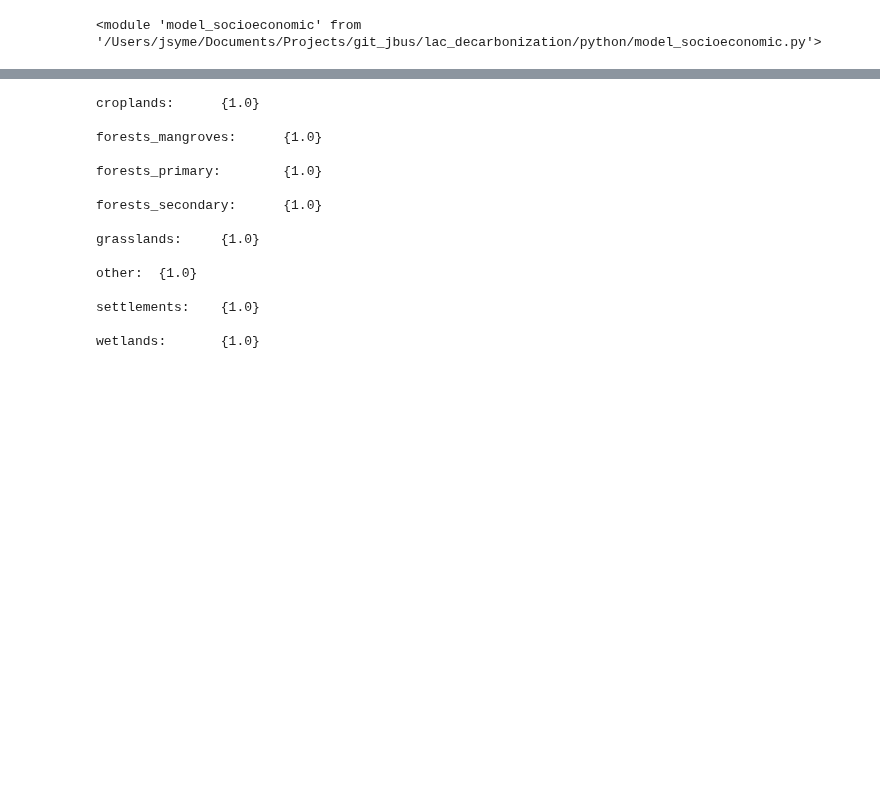
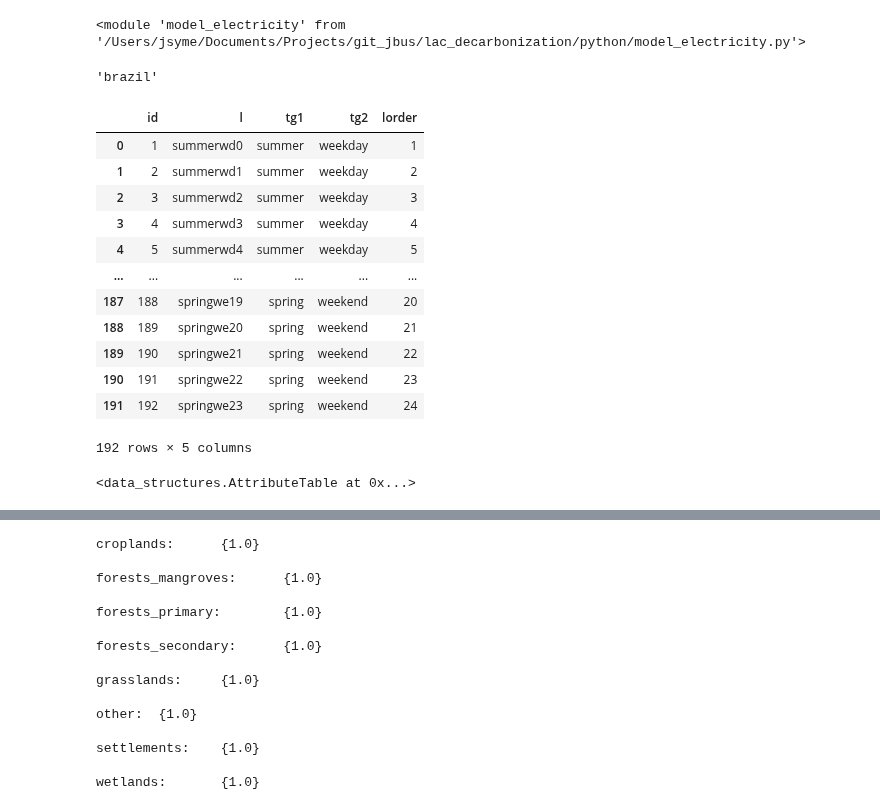
Before and after one commit to jarojasag/lac_decarbonization, a Jupyter notebook: python/build_energy.ipynb, the cells around one changed output, grey strips where cells are left out. Saved outputs shown, nothing was run; the diff lists cells and outputs as text; code cells hidden in the pictures; blank space fills up the shorter version.

```diff
--- a/python/build_energy.ipynb
+++ b/python/build_energy.ipynb
@@ -7,6 +7,7 @@ import model_afolu as ma
 import model_ippu as mi
 import model_circular_economy as mc
 import model_energy as me
+import model_electricity as ml
 import model_socioeconomic as se
 from model_socioeconomic import Socioeconomic
 import setup_analysis as sa
@@ -24,5 +25,31 @@ importlib.reload(mc)
 importlib.reload(mi)
 importlib.reload(me)
 importlib.reload(se)
+importlib.reload(ml)
 # %% [output]
-<module 'model_socioeconomic' from '/Users/jsyme/Documents/Projects/git_jbus/lac_decarbonization/python/model_socioeconomic.py'>
+<module 'model_electricity' from '/Users/jsyme/Documents/Projects/git_jbus/lac_decarbonization/python/model_electricity.py'>
+# %%
+sa.model_attributes.configuration.get("region")
+# %% [output]
+'brazil'
+# %%
+model_elec = ml.ElectricEnergy(sa.model_attributes)
+model_elec.format_nemomod_table_ltsgroup()
+# %% [output]
+|  | id | l | tg1 | tg2 | lorder |
+| 0 | 1 | summerwd0 | summer | weekday | 1 |
+| 1 | 2 | summerwd1 | summer | weekday | 2 |
+| 2 | 3 | summerwd2 | summer | weekday | 3 |
+| 3 | 4 | summerwd3 | summer | weekday | 4 |
+| 4 | 5 | summerwd4 | summer | weekday | 5 |
+| ... | ... | ... | ... | ... | ... |
+| 187 | 188 | springwe19 | spring | weekend | 20 |
+| 188 | 189 | springwe20 | spring | weekend | 21 |
+| 189 | 190 | springwe21 | spring | weekend | 22 |
+| 190 | 191 | springwe22 | spring | weekend | 23 |
+| 191 | 192 | springwe23 | spring | weekend | 24 |
+192 rows × 5 columns
+# %%
+sa.model_attributes.dict_attributes["region"]
+# %% [output]
+<data_structures.AttributeTable at 0x...>
```
Also changed, not shown: parts of 4 cells of this notebook, 7 other files.
